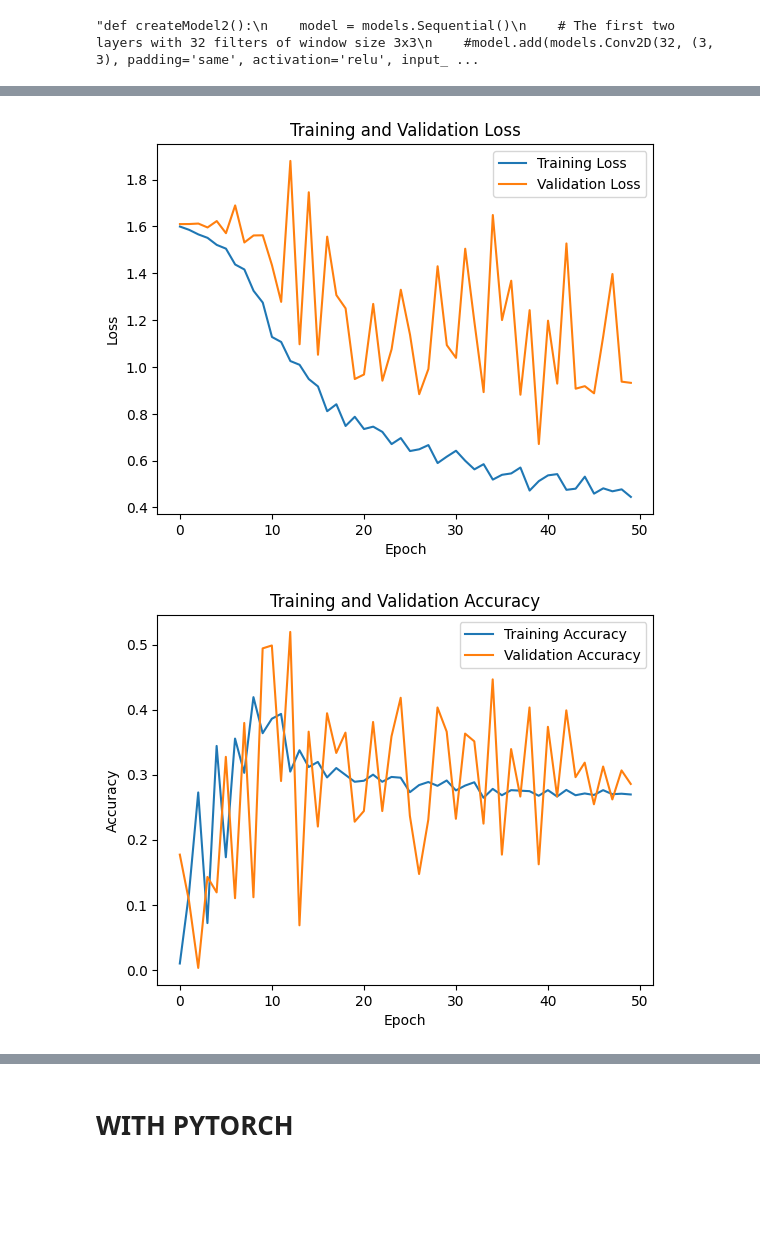
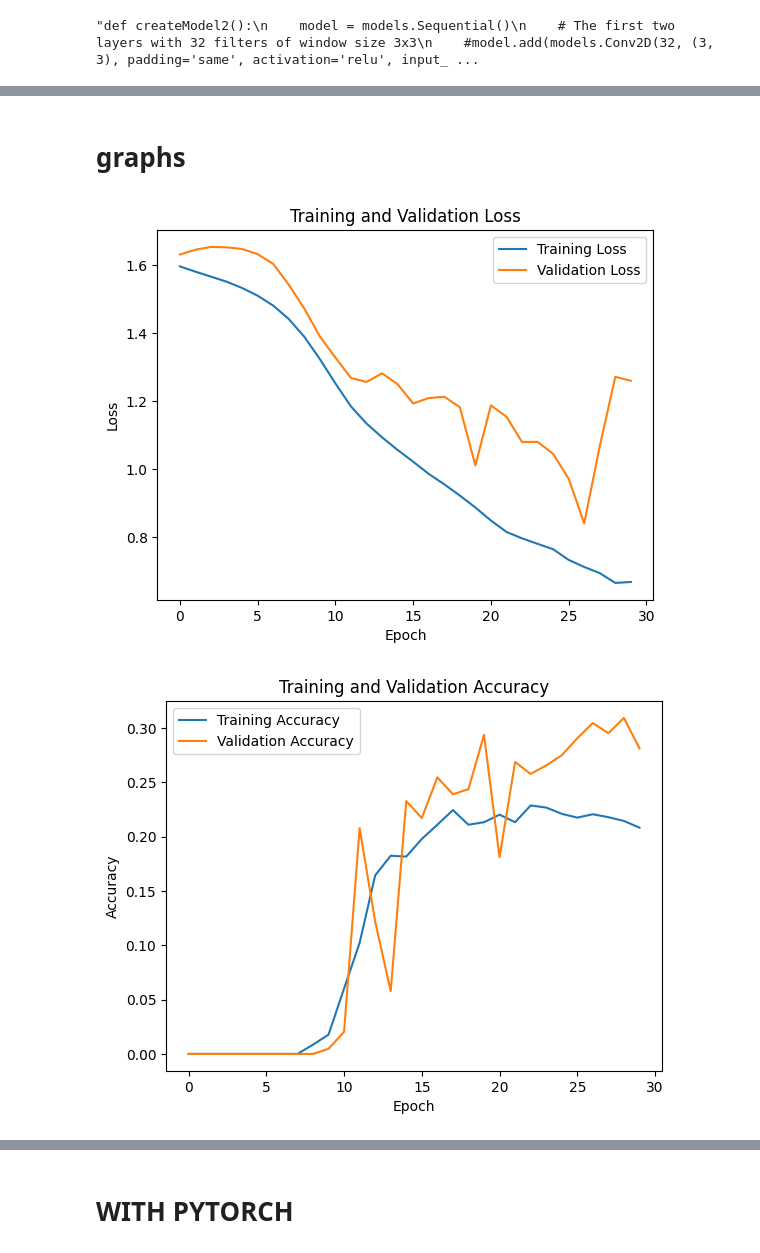
Before and after one commit to ananyajey/part-ii-project, a Jupyter notebook: main.ipynb, the cells around one changed output, grey strips where cells are left out. Saved outputs shown, nothing was run; the diff lists cells and outputs as text; code cells hidden in the pictures; blank space fills up the shorter version.

```diff
--- a/main.ipynb
+++ b/main.ipynb
@@ -551,7 +478,7 @@ def generate_data(id_list, audio_dict, clip_length, shift_length, resize_dim, la
             #print(id_count, id)
 
             if (n_count % gen_batch_size == 0) or (id_count == len(id_list)):
-                assert(len(out_ids) == len(out_imgs) == len(out_labels)) # sanity check
+                assert(len(out_ids) == len(out_imgs) == len(out_labels)), "Something went wrong when generating, the dimensions of ids, imgs, and labels do not match." # sanity check
                 perm = np.random.permutation(len(out_ids))
                 out_imgs = out_imgs[perm]
                 out_labels = out_labels[perm]
@@ -678,9 +634,10 @@ if cross_validation and generate:       # setup train/test,
     val_loss = []
     val_accuracy = []
     val_similarity = np.zeros((len(label_list), len(label_list)))
+    norm_val_similarity = np.zeros((len(label_list), len(label_list)))
     test_similarity = np.zeros((len(label_list), len(label_list)))
+    norm_test_similarity = np.zeros((len(label_list), len(label_list)))
     #test_ids, x_test, y_test = return_data(test_id_list, audio_dict=audio_dict, clip_length=clip_length, shift_length=shift_length, resize_dim=resize_dim, label_list=label_list, image_folderpath=image_folderpath)
-    test_pred_func = generate_data(val_id_list, image_folderpath=image_folderpath, gen_batch_size=gen_batch_size, model_batch_size=model_batch_size, mode="test", audio_dict=audio_dict, clip_length=clip_length, shift_length=shift_length, resize_dim=resize_dim, label_list=label_list)
     test_clip_ids = get_clip_ids(test_id_list, audio_dict=audio_dict, clip_length=clip_length, shift_length=shift_length)
     test_actual_classes = get_labels(test_clip_ids, label_list=label_list)
 
@@ -705,13 +662,13 @@ if cross_validation and generate:       # setup train/test,
 
         input_shape = (resize_dim, resize_dim, 1)
 
-        model_gen = createModel(input_shape=input_shape)
+        model = createModel(input_shape=input_shape)
 
-        model_gen.compile(optimizer=tf.keras.optimizers.SGD(learning_rate=0.001),
+        model.compile(optimizer=tf.keras.optimizers.SGD(learning_rate=0.0005),
                     loss=tf.keras.losses.SparseCategoricalCrossentropy(from_logits=True),
                     metrics=['accuracy'])
 
-        history_gen = model_gen.fit(train_func,
+        history = model.fit(train_func,
                             steps_per_epoch=int(train_set_len/model_batch_size),
                                     epochs=epochs,
                                     validation_data=val_func,
@@ -720,14 +677,14 @@ if cross_validation and generate:       # setup train/test,
                                     batch_size=model_batch_size)
 
         # Get results
-        loss.append(np.array(history_gen.history['loss']))
-        accuracy.append(np.array(history_gen.history['accuracy']))
-        val_loss.append(np.array(history_gen.history['val_loss']))
-        val_accuracy.append(np.array(history_gen.history['val_accuracy']))
+        loss.append(np.array(history.history['loss']))
+        accuracy.append(np.array(history.history['accuracy']))
+        val_loss.append(np.array(history.history['val_loss']))
+        val_accuracy.append(np.array(history.history['val_accuracy']))
 
         # Validation classification results
         val_pred_func = generate_data(val_id_list, image_folderpath=image_folderpath, gen_batch_size=gen_batch_size, model_batch_size=model_batch_size, mode="test", audio_dict=audio_dict, clip_length=clip_length, shift_length=shift_length, resize_dim=resize_dim, label_list=label_list)
-        val_pred_probs = model_gen.predict(val_pred_func)
+        val_pred_probs = model.predict(val_pred_func)
         val_pred_classes = val_pred_probs.argmax(axis=1)
 
         val_clip_ids = get_clip_ids(val_id_list, audio_dict=audio_dict, clip_length=clip_length, shift_length=shift_length)
@@ -736,8 +693,10 @@ if cross_validation and generate:       # setup train/test,
             val_similarity[val_pred_classes[i]][val_actual_classes[i]] += 1
 
         # Test classification results
+        test_pred_func = generate_data(val_id_list, image_folderpath=image_folderpath, gen_batch_size=gen_batch_size, model_batch_size=model_batch_size, mode="test", audio_dict=audio_dict, clip_length=clip_length, shift_length=shift_length, resize_dim=resize_dim, label_list=label_list)
         test_pred_probs = model.predict(test_pred_func)
         test_pred_classes = test_pred_probs.argmax(axis=1)
+
         for i in range(len(test_pred_classes)):
             test_similarity[test_pred_classes[i]][test_actual_classes[i]] += 1
 
@@ -747,5 +706,5 @@ if cross_validation and generate:       # setup train/test,
     val_accuracy = np.array(val_accuracy)
 
     for i in range(len(label_list)):
-        val_similarity[:, i] = val_similarity[:, i]/sum(val_similarity[:, i])
-        test_similarity[:, i] = test_similarity[:, i]/sum(test_similarity[:, i])
+        norm_val_similarity[:, i] = val_similarity[:, i]/sum(val_similarity[:, i])
+        norm_test_similarity[:, i] = test_similarity[:, i]/sum(test_similarity[:, i])
@@ -771,22 +711,47 @@ KeyboardInterrupt:
+# %% [markdown]
+# graphs
 # %%
-if not cross_validation and generate:
-    plt.plot(history_gen.history['loss'], label='Training Loss')
-    plt.plot(history_gen.history['val_loss'], label='Validation Loss')
+# Loss Function
+
+if not cross_validation:
+    plt.plot(history.history['loss'], label='Training Loss')
+    plt.plot(history.history['val_loss'], label='Validation Loss')
     plt.title('Training and Validation Loss')
     plt.xlabel('Epoch')
     plt.ylabel('Loss')
     plt.legend()
     plt.show()
+
+
+if cross_validation:
+    plt.plot(sum(loss)/len(loss), label='Average Training Loss')
+    plt.plot(sum(val_loss)/len(loss), label='Average Validation Loss')
+    plt.title('Average Training and Validation Loss')
+    plt.xlabel('Epoch')
+    plt.ylabel('Loss')
+    plt.legend()
+    plt.show()
 # %% [output]
-[figure, old version]
+[figure, new version]
 # %%
-if not cross_validation and generate:
-    plt.plot(history_gen.history['accuracy'], label='Training Accuracy')
-    plt.plot(history_gen.history['val_accuracy'], label='Validation Accuracy')
+# Accuracy Function
+
+if not cross_validation:
+    plt.plot(history.history['accuracy'], label='Training Accuracy')
+    plt.plot(history.history['val_accuracy'], label='Validation Accuracy')
     plt.title('Training and Validation Accuracy')
     plt.xlabel('Epoch')
     plt.ylabel('Accuracy')
     plt.legend()
     plt.show()
+
+if cross_validation:
+    plt.plot(sum(accuracy)/len(accuracy), label='Average Training Accuracy')
+    plt.plot(sum(val_accuracy)/len(val_accuracy), label='Average Validation Accuracy')
+    plt.title('Average Training and Validation Accuracy')
+    plt.xlabel('Epoch')
+    plt.ylabel('Accuracy')
+    plt.legend()
+    plt.show()
 # %% [output]
-[figure, old version]
+[figure, new version]
```
Also changed, not shown: parts of 36 cells of this notebook.
